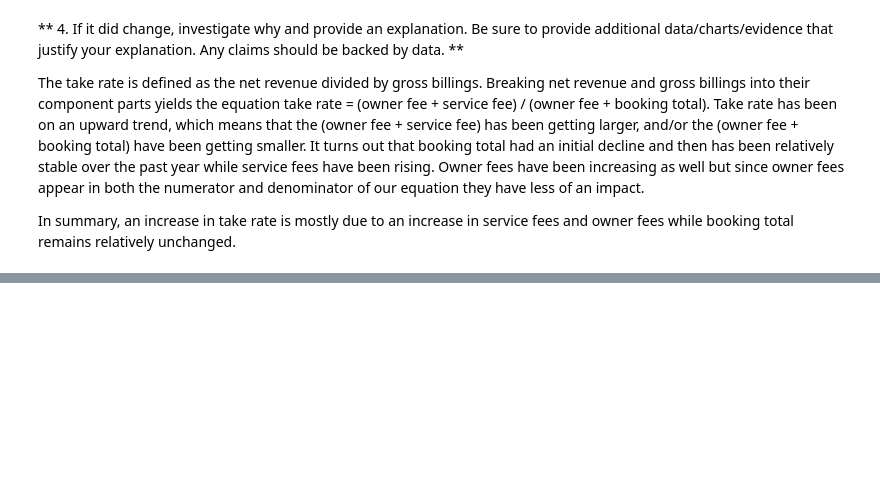
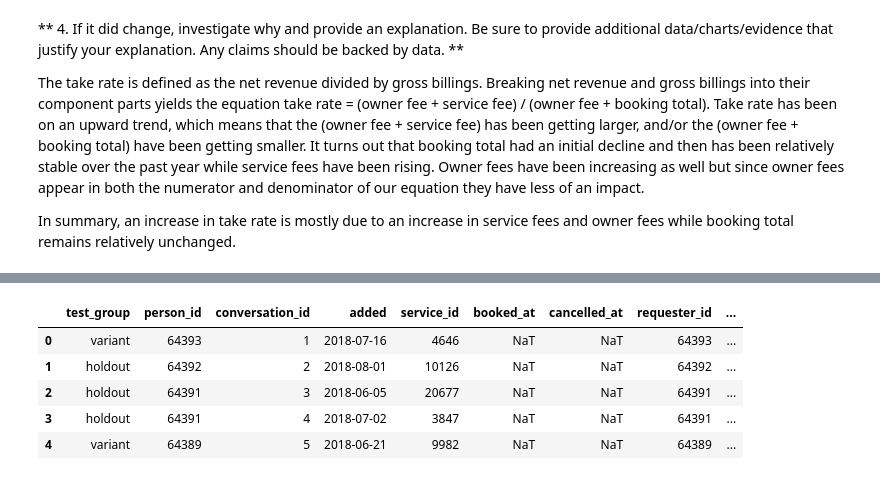
Before and after one commit to Booleans/rover-analytics-assessment, a Jupyter notebook: analysis.ipynb, the cells around one changed output, grey strips where cells are left out. Cells and saved outputs as stored; diff of their text form; code cells hidden in the pictures; blank space fills up the shorter version.

Commit message:
Finished Section 5, New Conversation Flow

```diff
--- a/analysis.ipynb
+++ b/analysis.ipynb
@@ -769,0 +774,4 @@ In summary, an increase in take rate is mostly due to an increase in service fee
+# %%
+# Gather all data for the new conversation flow test.
+df_test_data = df_people_test.loc[df_people_test['test_name'] == 'New Conversation Flow']
+df_test_data.head(5)
@@ -769,0 +785,4 @@ In summary, an increase in take rate is mostly due to an increase in service fee
+# %%
+# Gather the relevant bookings data to merge with the A/B test data.
+df_bookings = df_conversations[['id', 'added', 'service_id', 'booked_at', 'cancelled_at', 'requester_id']]
+df_bookings.rename(columns={'id': 'conversation_id'}, inplace=True)
@@ -769,0 +798,6 @@ In summary, an increase in take rate is mostly due to an increase in service fee
+# %%
+cutoff_date = pd.Timestamp(year=2018, month=5, day=4)
+df_bookings = df_bookings.loc[df_bookings['added'] >= cutoff_date]
+df_bookings['was_booked'] = df_bookings['booked_at'].notnull().astype(int)
+df_bookings['was_cancelled'] = df_bookings['cancelled_at'].notnull().astype(int)
+df_bookings.head(5)
@@ -769,0 +811,11 @@ In summary, an increase in take rate is mostly due to an increase in service fee
+# %%
+df_merged_data = pd.merge(df_test_data[['test_group', 'person_id']],
+                          df_bookings, left_on='person_id', right_on='requester_id')
+df_merged_data.head(5)
+# %% [output]
+|  | test_group | person_id | conversation_id | added | service_id | booked_at | cancelled_at | requester_id | ... |
+| 0 | variant | 64393 | 1 | 2018-07-16 | 4646 | NaT | NaT | 64393 | ... |
+| 1 | holdout | 64392 | 2 | 2018-08-01 | 10126 | NaT | NaT | 64392 | ... |
+| 2 | holdout | 64391 | 3 | 2018-06-05 | 20677 | NaT | NaT | 64391 | ... |
+| 3 | holdout | 64391 | 4 | 2018-07-02 | 3847 | NaT | NaT | 64391 | ... |
+| 4 | variant | 64389 | 5 | 2018-06-21 | 9982 | NaT | NaT | 64389 | ... |
```
Also changed, not shown: parts of 11 cells of this notebook.
